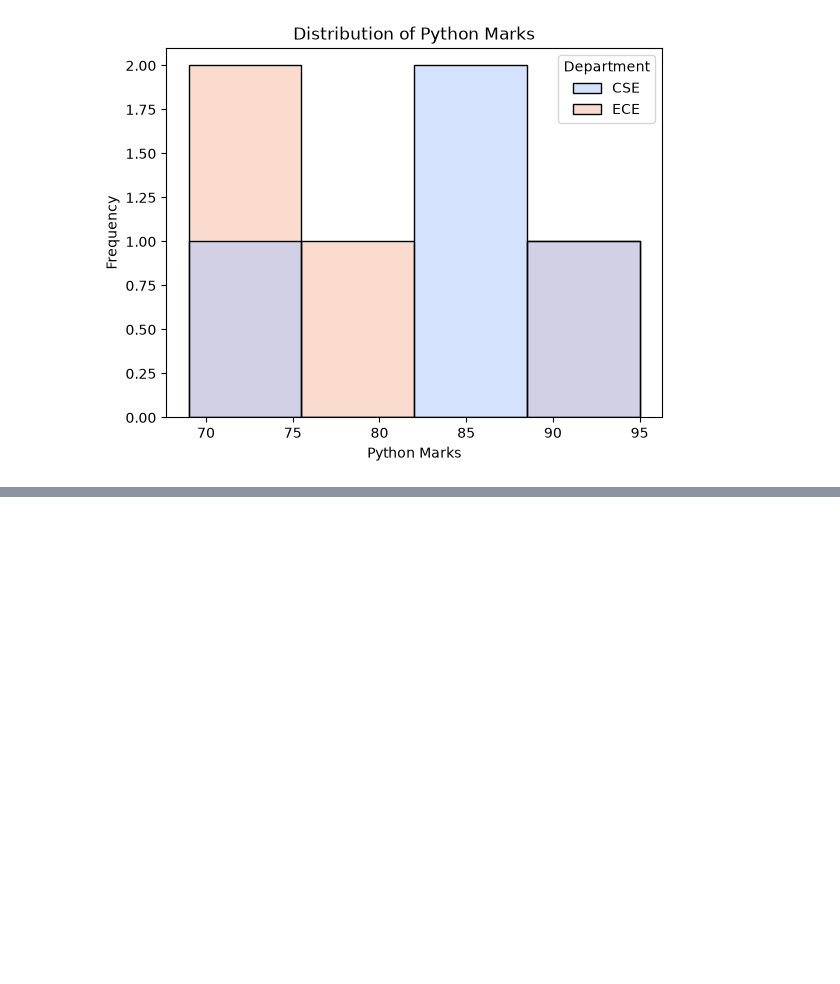
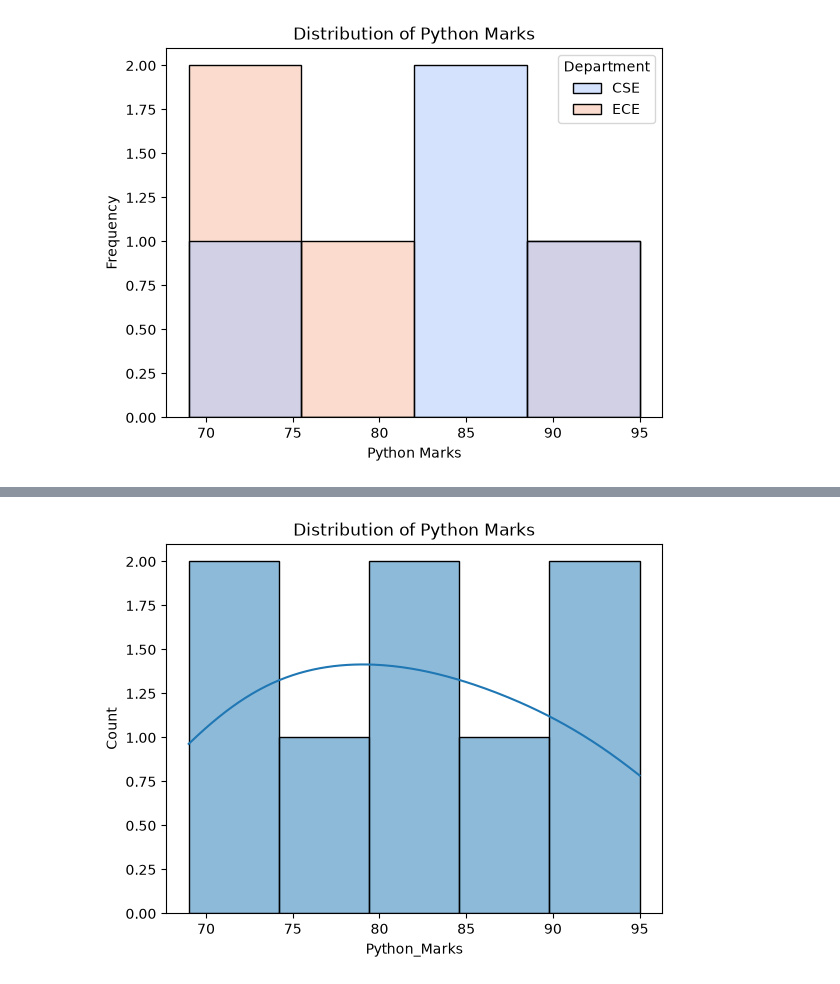
Before and after one commit to Akhand6886/UPES_PG_590031940, a Jupyter notebook: Subjects/Bridge-Course/Unit_2_C_Programming/pypractice/dviz.ipynb, the cells around one changed output, grey strips where cells are left out. Cells and saved outputs as stored; diff of their text form; code cells hidden in the pictures; blank space fills up the shorter version.

```diff
--- a/Subjects/Bridge-Course/Unit_2_C_Programming/pypractice/dviz.ipynb
+++ b/Subjects/Bridge-Course/Unit_2_C_Programming/pypractice/dviz.ipynb
@@ -388,0 +389,11 @@ _IncompleteInputError: incomplete input (1370088962.py, line 3)
+# %%
+sns.histplot(
+data=df,
+x="Python_Marks",
+bins=5,
+kde=True
+)
+plt.title("Distribution of Python Marks")
+plt.show()
+# %% [output]
+[figure, added]
```
Also changed, not shown: parts of 1 cell of this notebook.
